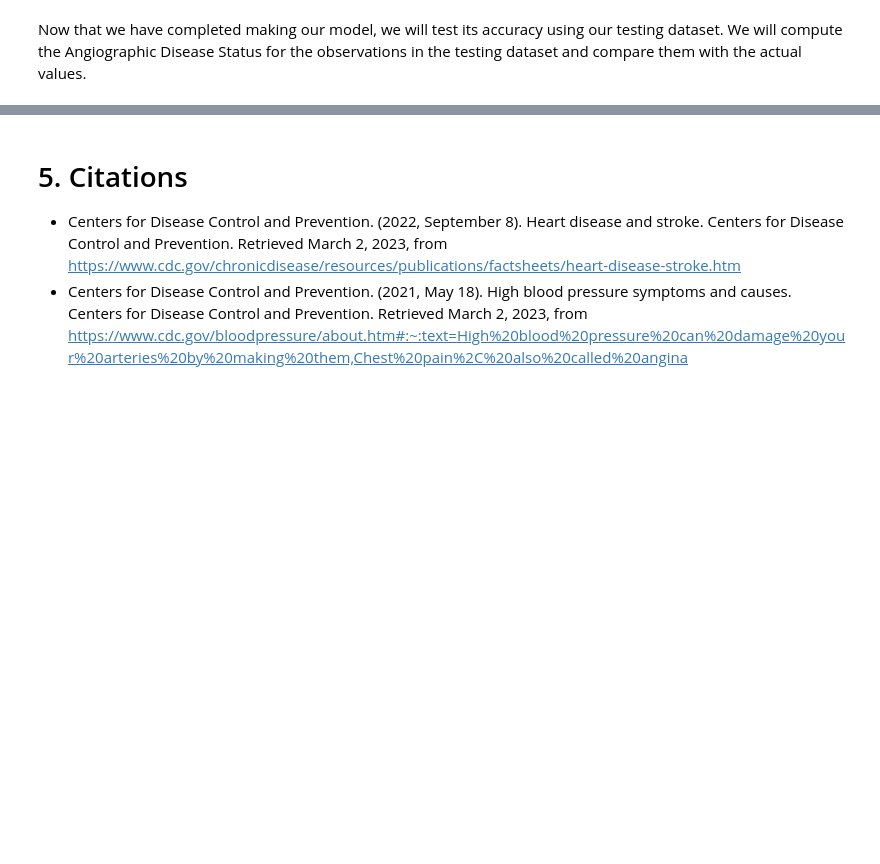
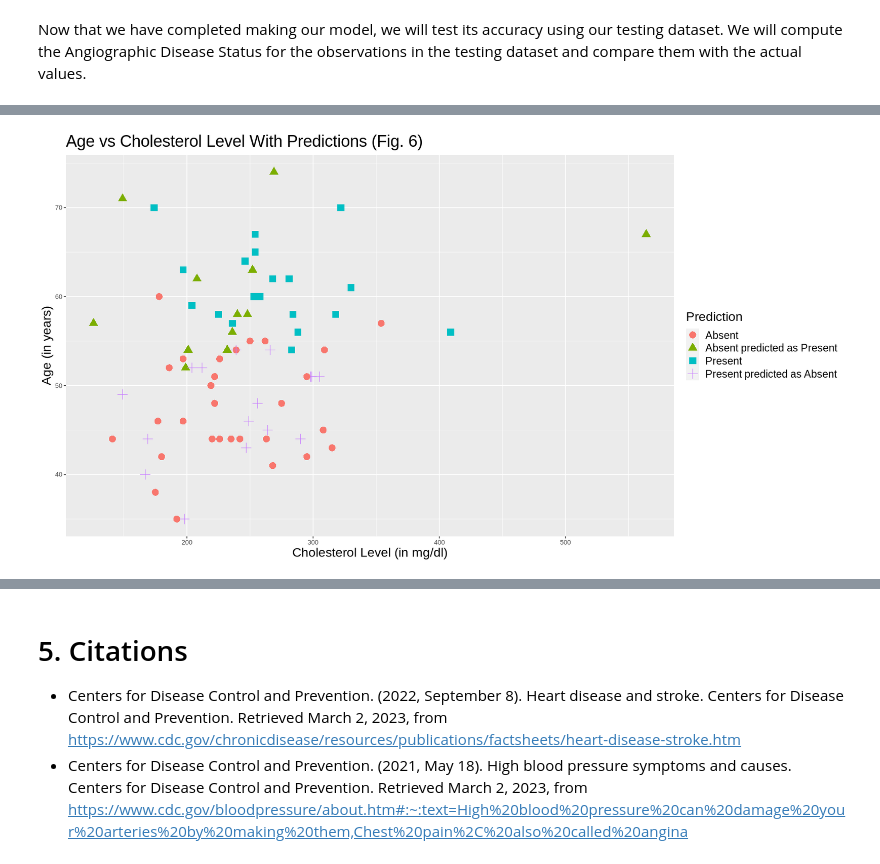
Before and after one commit to VivaanWadhwa/Heart_Disease_Prediction, a Jupyter notebook: Project_Report.ipynb, the cells around one changed output, grey strips where cells are left out. Cells and saved outputs as stored; diff of their text form; code cells hidden in the pictures; blank space fills up the shorter version.

```diff
--- a/Project_Report.ipynb
+++ b/Project_Report.ipynb
@@ -279,15 +322,17 @@ age_v_rbp_wrong_preds
 # %%
 age_v_chol_wrong_preds <- ggplot(plot, aes(x = cholesterol, y = age, colour = prediction, shape = prediction)) +
     geom_point(size = 4) +
-     xlab("Cholestrol Level (in mg/dl)") +
+     xlab("Cholesterol Level (in mg/dl)") +
                 ylab("Age (in years)") +
                 labs(color = "Prediction", shape = "Prediction") +
                 ggtitle("Age vs Cholesterol Level With Predictions (Fig. 6)") +
                 theme(plot.title = element_text(size=22),
                      axis.title = element_text(size=17),
                      legend.title = element_text(size = 17),
                      legend.text = element_text(size = 14))
 age_v_chol_wrong_preds
+# %% [output]
+[figure, added]
 # %%
 rbp_v_chol_wrong_preds <- ggplot(plot, aes(x = cholesterol, y = resting.blood.pressure, colour = prediction, shape = prediction)) +
     geom_point(size = 4) +
```
Also changed, not shown: parts of 12 cells of this notebook.
